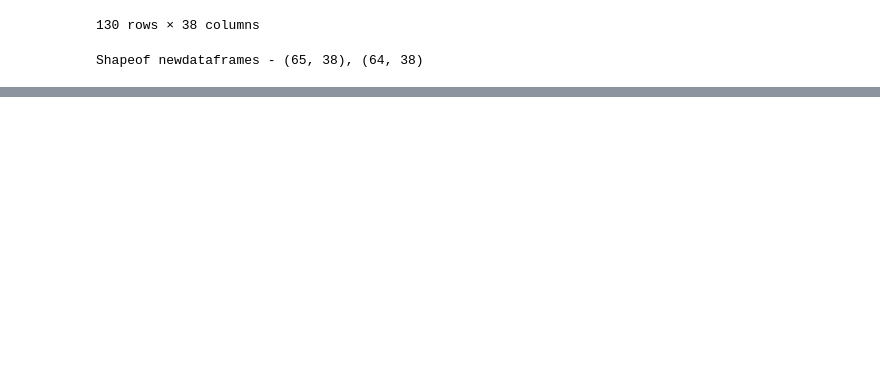
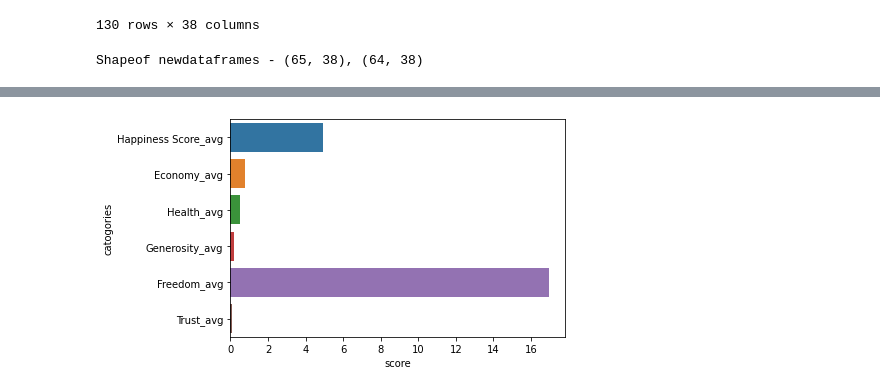
Before and after one commit to RachelNewberry/World_Happeniess_Project_1, a Jupyter notebook: world_happiness_versus_economic_freedom .ipynb, the cells around one changed output, grey strips where cells are left out. Saved outputs shown, nothing was run; the diff lists cells and outputs as text; code cells hidden in the pictures; blank space fills up the shorter version.

```diff
--- a/world_happiness_versus_economic_freedom .ipynb
+++ b/world_happiness_versus_economic_freedom .ipynb
@@ -359,0 +391,18 @@ Shapeof newdataframes - (65, 38), (64, 38)
+# %%
+low_df = pd.DataFrame(low, columns = ['Country', 'Happiness Rank_2015', 'Happiness Score_2015',
+       'Economy (GDP per Capita)_2015', 'Health (Life Expectancy)_2015',
+       'Generosity_2015', 'Freedom_2015', 'Trust (Government Corruption)_2015',
+       'Happiness Rank_2016', 'Happiness Score_2016',
+       'Economy (GDP per Capita)_2016', 'Health (Life Expectancy)_2016',
+       'Generosity_2016', 'Freedom_2016', 'Trust (Government Corruption)_2016',
+       'Happiness Rank_2017', 'Happiness Score_2017',
+       'Economy (GDP per Capita)_2017', 'Health (Life Expectancy)_2017',
+       'Generosity_2017', 'Freedom_2017', 'Trust (Government Corruption)_2017',
+       'Happiness Rank_2018', 'Happiness Score_2018',
+       'Economy (GDP per Capita)_2018', 'Health (Life Expectancy)_2018',
+       'Generosity_2018', 'Freedom_2018', 'Trust (Government Corruption)_2018',
+       'Happiness Rank_2019', 'Happiness Score_2019',
+       'Economy (GDP per Capita)_2019', 'Health (Life Expectancy)_2019',
+       'Generosity_2019', 'Freedom_2019', 'Trust (Government Corruption)_2019',
+       'Economic Freedom Rank', 'Economic Freedom Score', 'QuantileRank'])
+low_df.head()
@@ -359,0 +417,6 @@ Shapeof newdataframes - (65, 38), (64, 38)
+# %%
+columns_needed = ['Happiness Score',
+       'Economy', 'Health',
+       'Generosity', 'Freedom', 'Trust']
+for col in columns_needed:
+    low_df[col+"_avg"]= low_df.loc[:,low_df.columns.str.contains(col)].mean(axis=1)
@@ -359,0 +455,7 @@ Shapeof newdataframes - (65, 38), (64, 38)
+# %%
+low_df_melt=pd.melt(low_df,value_vars=low_df.columns[low_df.columns.str.contains("avg")],var_name="catogories",value_name="score")
+# %%
+sns.barplot(x="score",y="catogories",data=low_df_melt, ci=None)
+plt.savefig("data/lower_bar_plot.png")
+# %% [output]
+[figure, added]
```
Also changed, not shown: parts of 11 cells of this notebook, 2 other files.
